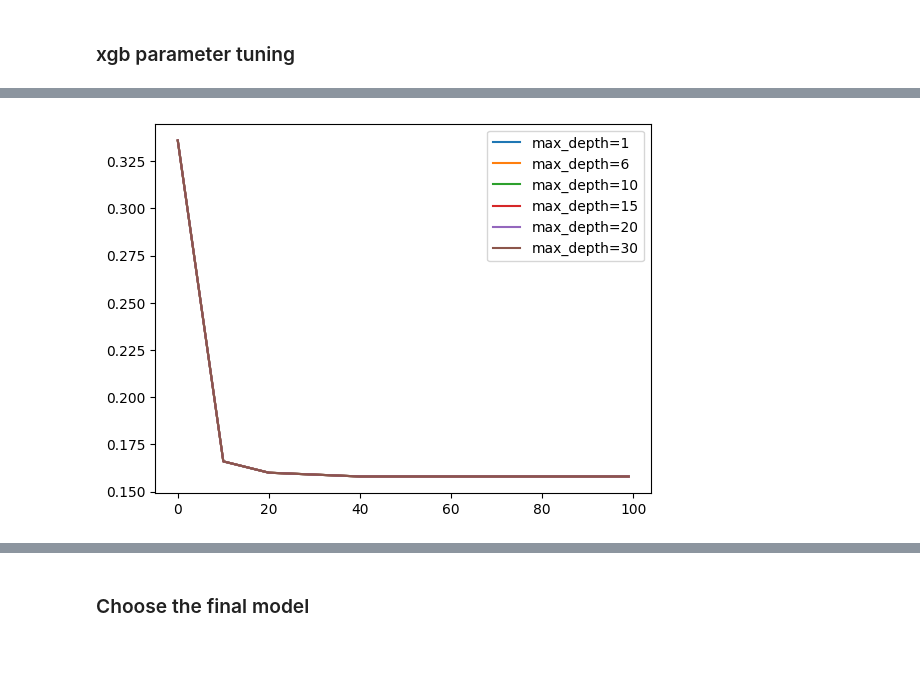
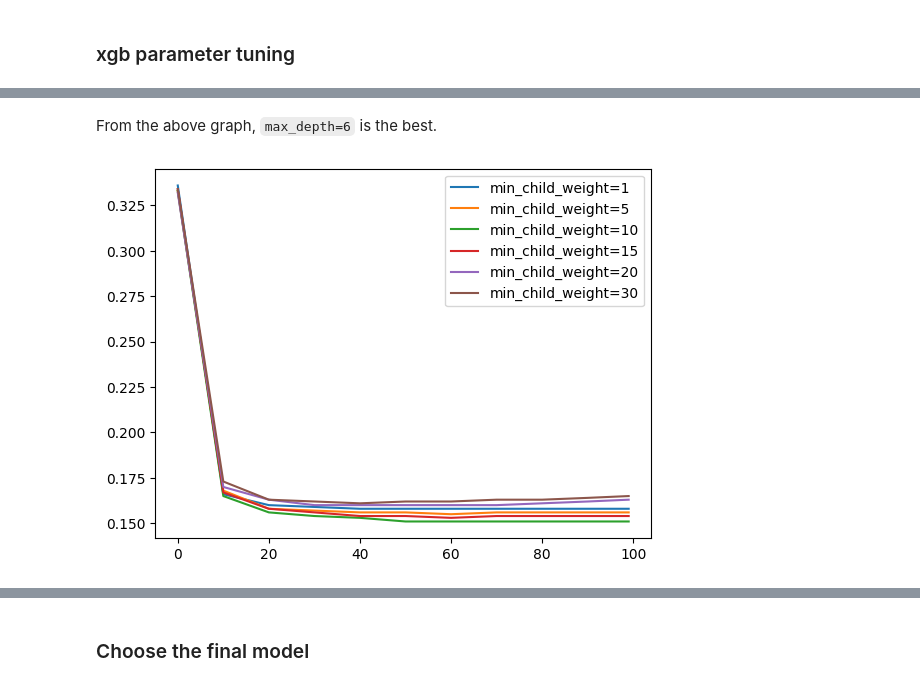
Before and after one commit to sarah-zhan/house_price_prediction, a Jupyter notebook: main.ipynb, the cells around one changed output, grey strips where cells are left out. Saved outputs shown, nothing was run; the diff lists cells and outputs as text; code cells hidden in the pictures; blank space fills up the shorter version.

````diff
--- a/main.ipynb
+++ b/main.ipynb
@@ -667,0 +557,4 @@ Parameters: { "silent" } are not used.
+# %% [markdown]
+From the above graph, ```max_depth=6``` is the best.
+# %%
+scores = {}
@@ -668,6 +576,9 @@ Parameters: { "silent" } are not used.
+# %%
+# repeat min_child_weight for 1, 5, 10, 15, 20, 30
+scores["min_child_weight=30"] = xgb_output(output)
 # %%
-for k in keys:
-    plt.plot(rmse_obj[k].number_iter, round(rmse_obj[k].val_rmse, 3), label=k)
+for w in [1, 5, 10, 15, 20, 30]:
+    plt.plot(scores[f"min_child_weight={w}"].number_iter, round(scores[f"min_child_weight={w}"].val_rmse, 3), label=f"min_child_weight={w}")
     plt.legend()
 # %% [output]
-[figure, old version]
+[figure, new version]
````
Also changed, not shown: parts of 34 cells of this notebook.
